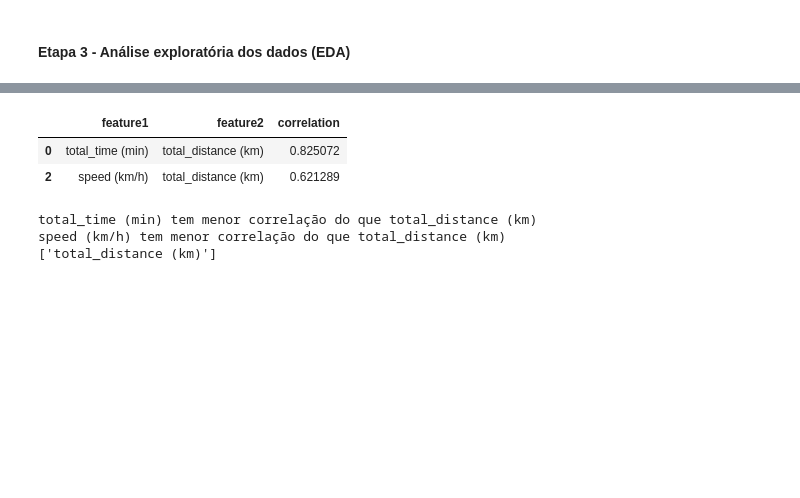
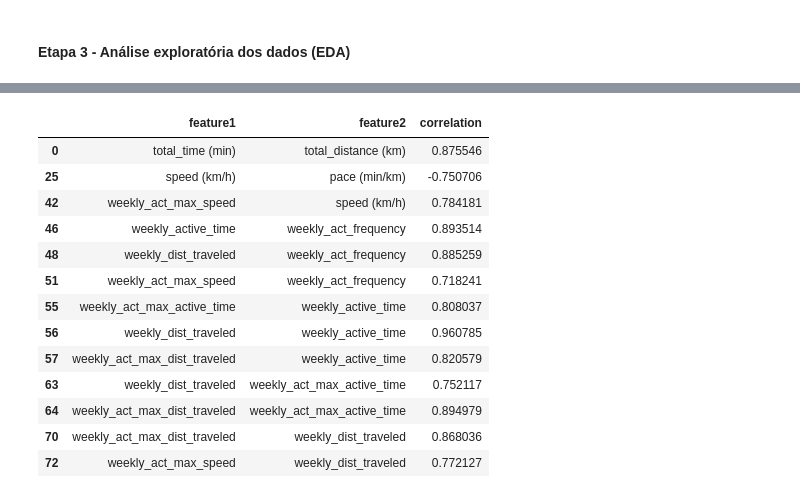
Before and after one commit to matheussmelo/running_inactivity_prediction, a Jupyter notebook: physical_inactivity_prediction_/scripts_prediction_model/final/st3_eda.ipynb, the cells around one changed output, grey strips where cells are left out. Drawn from its saved outputs; the diff is of its cells as text; code cells hidden in the pictures; blank space fills up the shorter version.

```diff
--- a/physical_inactivity_prediction_/scripts_prediction_model/final/st3_eda.ipynb
+++ b/physical_inactivity_prediction_/scripts_prediction_model/final/st3_eda.ipynb
@@ -114,41 +108,3 @@ df_corr_abs_mean
-# %%
-# Selecionando apenas correlações com valor acima de -0.7 ou 0.7 (Forte correlação)
-df_strong_corr = df_corr[(np.abs(df_corr['correlation']) > 0.5)]
-df_strong_corr
-# %% [output]
-|  | feature1 | feature2 | correlation |
-| 0 | total_time (min) | total_distance (km) | 0.825072 |
-| 2 | speed (km/h) | total_distance (km) | 0.621289 |
-# %%
-# Cria um conjunto vazio para armazenar features a serem removidas
-features_to_remove = set()
-
-# Itera sobre cada linha do DataFrame df_strong_corr
-for i, row in df_strong_corr.iterrows():
-    # Obtém o nome da primeira feature
-    feature1 = row['feature1']
-    # Obtém o nome da segunda feature
-    feature2 = row['feature2']
-
-    # Compara as correlações das duas features
-    if df_corr_abs_mean.loc[feature1, 'correlation'] > df_corr_abs_mean.loc[feature2, 'correlation']:
-        # Adiciona feature1 ao conjunto se sua correlação for maior
-        features_to_remove.add(feature1)
-
-    elif df_corr_abs_mean.loc[feature1, 'correlation'] < df_corr_abs_mean.loc[feature2, 'correlation']:
-        # Adiciona feature2 ao conjunto se sua correlação for maior
-        features_to_remove.add(feature2)
-
-
-# Converte o conjunto para uma lista
-features_to_remove = list(features_to_remove)
-
-# Exibe a lista de features a serem removidas
-print(features_to_remove)
-# %% [output]
-total_time (min) tem menor correlação do que total_distance (km)
-speed (km/h) tem menor correlação do que total_distance (km)
-['total_distance (km)']
 # %%
 # Create heatmap
 heatmap = go.Heatmap(
@@ -168,6 +124,41 @@ fig.update_layout(title='Mapa de calor da matriz de correlações')
 
 # Display the figure
 fig.show()
+# %%
+# Transformar a matriz de correlação em um DataFrame (formatado de maneira que seja fácil visualizar pares de features)
+df_corr = pd.melt(corr, ignore_index=False, var_name='feature2', value_name='correlation')
+
+# Resetar o índice para que 'feature1' seja uma coluna em vez de índice e renomear a coluna de índice para 'feature1'
+df_corr = df_corr.reset_index().rename(columns={'index': 'feature1'})
+
+# Remover linhas onde 'feature1' e 'feature2' são iguais (ou seja, a correlação de uma feature com ela mesma)
+df_corr.drop(df_corr[(df_corr['feature1'] == df_corr['feature2'])].index, axis=0, inplace=True)
+
+# Remover duplicatas na coluna de correlação, mantendo apenas a primeira ocorrência
+df_corr.drop_duplicates(subset='correlation', inplace=True)
+
+# Resetar o índice mais uma vez após remover duplicatas
+df_corr.reset_index(drop=True, inplace=True)
+
+# Selecionando apenas correlações com valor acima de -0.7 ou 0.7 (Forte correlação)
+df_strong_corr = df_corr[(np.abs(df_corr['correlation']) > 0.7)]
+
+df_strong_corr
+# %% [output]
+|  | feature1 | feature2 | correlation |
+| 0 | total_time (min) | total_distance (km) | 0.875546 |
+| 25 | speed (km/h) | pace (min/km) | -0.750706 |
+| 42 | weekly_act_max_speed | speed (km/h) | 0.784181 |
+| 46 | weekly_active_time | weekly_act_frequency | 0.893514 |
+| 48 | weekly_dist_traveled | weekly_act_frequency | 0.885259 |
+| 51 | weekly_act_max_speed | weekly_act_frequency | 0.718241 |
+| 55 | weekly_act_max_active_time | weekly_active_time | 0.808037 |
+| 56 | weekly_dist_traveled | weekly_active_time | 0.960785 |
+| 57 | weekly_act_max_dist_traveled | weekly_active_time | 0.820579 |
+| 63 | weekly_dist_traveled | weekly_act_max_active_time | 0.752117 |
+| 64 | weekly_act_max_dist_traveled | weekly_act_max_active_time | 0.894979 |
+| 70 | weekly_act_max_dist_traveled | weekly_dist_traveled | 0.868036 |
+| 72 | weekly_act_max_speed | weekly_dist_traveled | 0.772127 |
 # %%
 # Teste de Mann-Whitney U para diferenciação das features em relação ao target
 mannwhitneyu_dict = {
```
Also changed, not shown: parts of 12 cells of this notebook, 1 other file.
